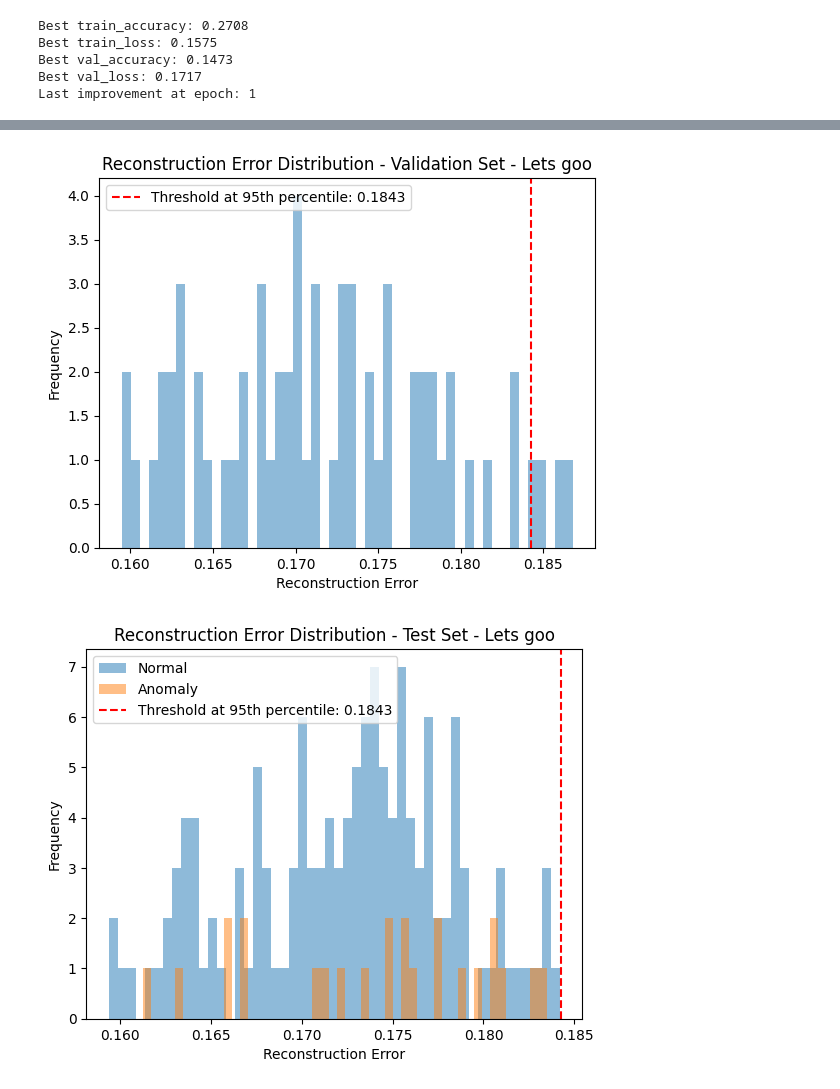
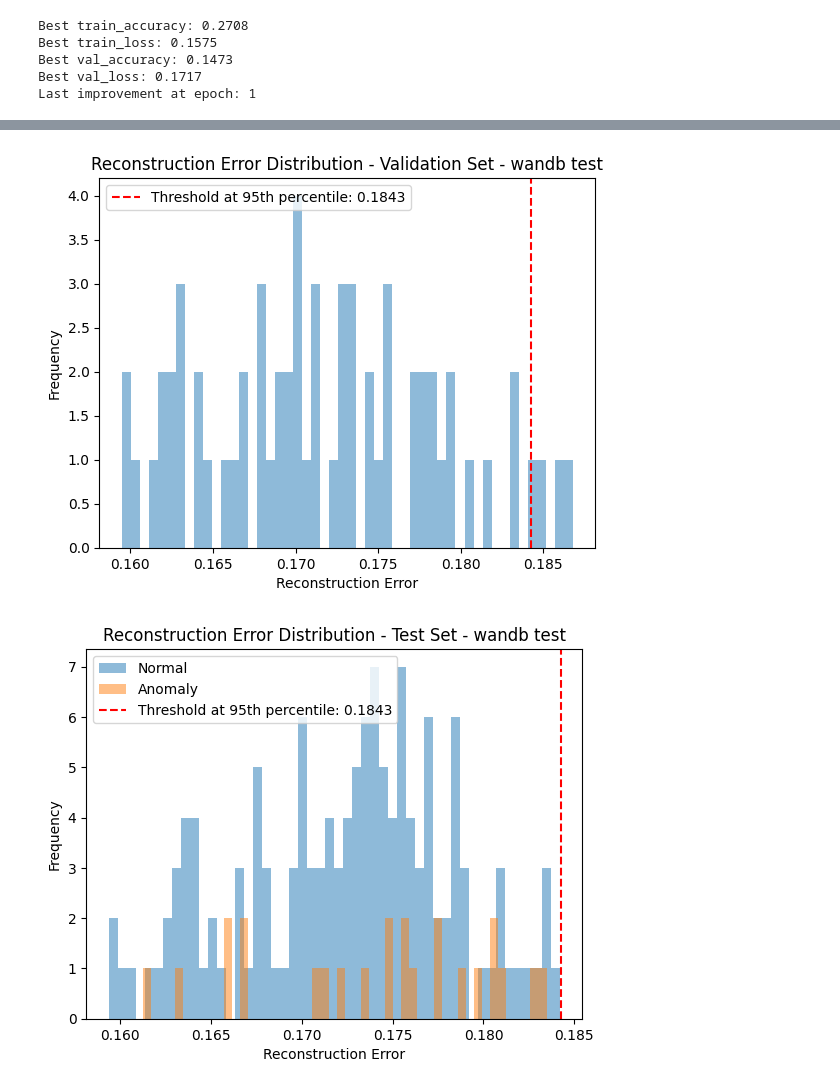
Before and after one commit to hendrik-spl/itu-aml-anomaly-detection, a Jupyter notebook: models/autoencoder/autoencoder.ipynb, the cells around one changed output, grey strips where cells are left out. Cells and saved outputs as stored; diff of their text form; code cells hidden in the pictures.

```diff
--- a/models/autoencoder/autoencoder.ipynb
+++ b/models/autoencoder/autoencoder.ipynb
@@ -169,7 +189,7 @@ def get_data(category: str, batch_size: int):
 
     return train_generator, validation_generator, test_generator
 
-train_generator, validation_generator, test_generator = get_data(category='screw', batch_size=BATCH_SIZE)
+train_generator, validation_generator, test_generator = get_data(category=config.data_class, batch_size=config.batch_size)
 # %% [output]
 Found 256 images belonging to 1 classes.
 Found 64 images belonging to 1 classes.
@@ -229,27 +249,34 @@ def build_autoencoder(input_shape, optimizer, loss, dropout, bottleneck_dim):
 
     return autoencoder
 
-autoencoder = build_autoencoder(input_shape=INPUT_SHAPE, optimizer=OPTIMIZER, loss=LOSS, dropout=DROPOUT, bottleneck_dim=BOTTLENECK_DIM)
+autoencoder = build_autoencoder(input_shape=INPUT_SHAPE, optimizer=config.optimizer, loss=config.loss, dropout=config.dropout, bottleneck_dim=config.bottle_neck_dim)
 # %%
 early_stop = EarlyStopping(
-    monitor="val_accuracy",
-    mode="max",
+    monitor="val_loss",
+    mode="min",
     patience=10,
     start_from_epoch=10
     )
 
 checkpoint = ModelCheckpoint(
     cpkt_path,
-    monitor="val_accuracy",
-    mode="max",
+    monitor="val_loss",
+    mode="min",
     save_best_only=True,
     verbose=1
     )
 # %%
 history = autoencoder.fit(
     train_generator,
-    epochs=EPOCHS,
+    epochs=config.epochs,
     validation_data=validation_generator,
-    callbacks=[early_stop, checkpoint],
+    callbacks=[
+        early_stop,
+        checkpoint,
+        WandbMetricsLogger(),
+        # WandbModelCheckpoint("models"), # Saves model checkpoint to W&B
+    ],
 )
+
+wandb.finish()
 # %% [output]
@@ -444,64 +489,64 @@ def evaluate_autoencoder(autoencoder: Model, validation_generator: ImageDataGene
     validation_errors, _ = get_errors_and_labels(
         autoencoder=autoencoder,
         generator=validation_generator,
-        loss_function=LOSS
+        loss_function=config.loss
     )
 
     # Step 2: Calculate threshold based on the reconstruction error
     threshold = get_threshold(
         errors=validation_errors,
-        percentage=THRESHOLD_PERCENTAGE
+        percentage=config.threshold_percentage
     )
 
     # Step 3: Plot error distribution with threshold
     plot_single_histogram_with_threshold(
         errors=validation_errors,
         threshold=threshold,
-        title=f"Reconstruction Error Distribution - Validation Set - {COMMENT}",
+        title=f"Reconstruction Error Distribution - Validation Set - {config.comment}",
         xlabel="Reconstruction Error",
         ylabel="Frequency",
-        threshold_label=f"Threshold at {THRESHOLD_PERCENTAGE}th percentile: {threshold:.4f}",
+        threshold_label=f"Threshold at {config.threshold_percentage}th percentile: {threshold:.4f}",
     )
 
     # Step 4: Calculate test errors and labels
     test_errors, true_labels = get_errors_and_labels(
         autoencoder=autoencoder,
         generator=test_generator,
-        loss_function=LOSS
+        loss_function=config.loss
     )
 
     # Step 5: Adjust true labels to match the class indices
     true_labels = np.where(true_labels == test_generator.class_indices["good"], 0, 1)
 
     # Step 6: Predict labels based on the threshold
     predicted_labels = np.where(test_errors > threshold, 1, 0)
 
     # Step 7: Calculate metrics
     conf_matrix = confusion_matrix(true_labels, predicted_labels)
 
     # Step 8: Split errors based on the true labels
     normal_errors = test_errors[true_labels == 0]
     anomalous_errors = test_errors[true_labels == 1]
 
     # Step 9: Plot error distribution for normal and anomalous samples
     plot_double_histogram_with_threshold(
         normal_errors,
         anomalous_errors,
         threshold,
-        f"Reconstruction Error Distribution - Test Set - {COMMENT}",
+        f"Reconstruction Error Distribution - Test Set - {config.comment}",
         "Reconstruction Error",
         "Frequency",
-        f"Threshold at {THRESHOLD_PERCENTAGE}th percentile: {threshold:.4f}",
+        f"Threshold at {config.threshold_percentage}th percentile: {threshold:.4f}",
     )
 
     # Step 10: Plot confusion matrix
-    plot_confusion_matrix(conf_matrix, ground_truth_labels, f"Confusion Matrix - Test Set - {COMMENT}")
+    plot_confusion_matrix(conf_matrix, ground_truth_labels, f"Confusion Matrix - Test Set - {config.comment}")
 
 evaluate_autoencoder(
     autoencoder=autoencoder,
     validation_generator=validation_generator,
     test_generator=test_generator
     )
 # %% [output]
-[figure, old version]
+[figure, new version]
-[figure, old version]
+[figure, new version]
```
Also changed, not shown: parts of 10 cells of this notebook.
